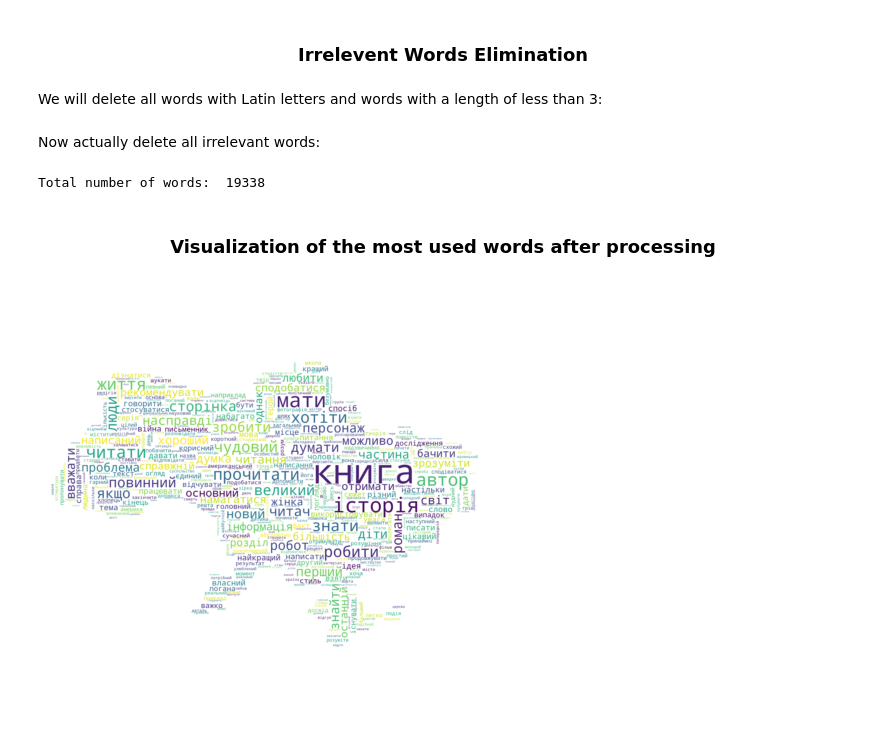
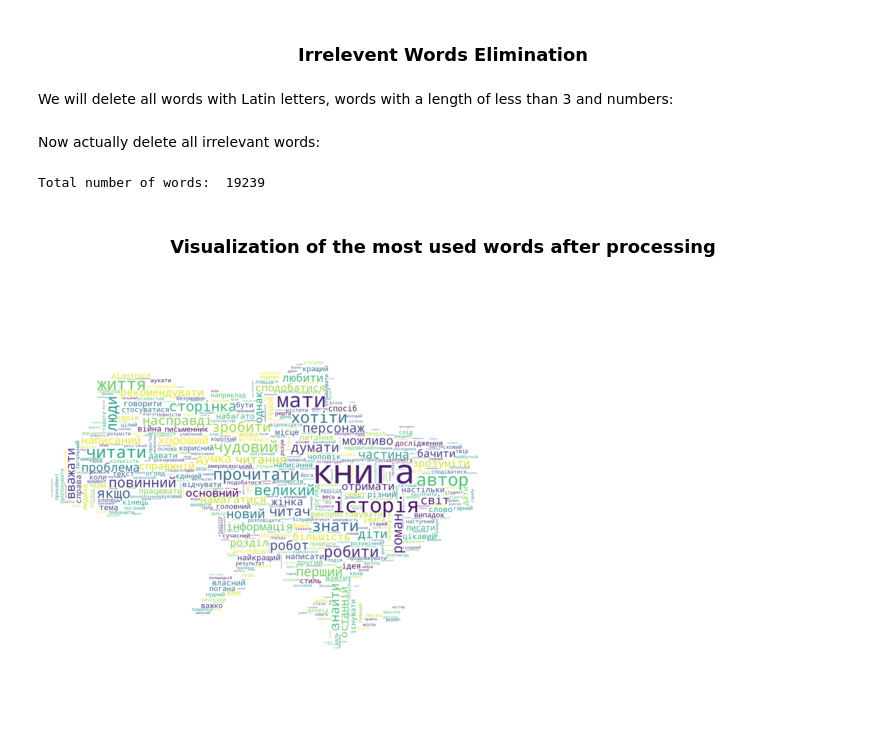
Before and after one commit to jackshendrikov/sensus, a Jupyter notebook: AmazonDatasetAnalysis.ipynb, the cells around one changed output. Drawn from its saved outputs; the diff is of its cells as text; code cells hidden in the pictures.

```diff
--- a/AmazonDatasetAnalysis.ipynb
+++ b/AmazonDatasetAnalysis.ipynb
@@ -441,7 +441,7 @@ As we can see, we still have a lot of words that are not important in the contex
 # %% [markdown]
 <h3 align="center">Irrelevent Words Elimination</h3>
 # %% [markdown]
-We will delete all words with Latin letters and words with a length of less than 3:
+We will delete all words with Latin letters, words with a length of less than 3 and numbers:
 # %%
 from re import match
 
@@ -456,30 +456,33 @@ def irr_words_elim(words):
 # %% [markdown]
 Now actually delete all irrelevant words:
 # %%
-all_words = irr_words_elim(all_words.tolist())
-all_words = FreqDist(all_words)
+for review in words_list:
+    irr_words_elim(review)
 
-print("\nTotal number of words: ", len(all_words))
+all_words = np.concatenate(words_list)
+all_words_freq = FreqDist(all_words)
+
+print("\nTotal number of words: ", len(all_words_freq))
 # %% [output]
-Total number of words:  19338
+Total number of words:  19239
 # %% [markdown]
 <h3 align="center">Visualization of the most used words after processing</h3>
 # %%
 mask = load_mask("https://i.imgur.com/UVe6Nas.png")
 
 wordcloud = WordCloud(
     background_color="white",
     mask=mask,
     max_words=500,
     random_state=42,
 )
 
-wordcloud.generate_from_frequencies(all_words)
+wordcloud.generate_from_frequencies(all_words_freq)
 
 
 plt.figure(figsize=(8, 8))
 plt.imshow(wordcloud, interpolation="bilinear")
 plt.axis("off")
 plt.show()
 # %% [output]
-[figure, old version]
+[figure, new version]
```
Also changed, not shown: parts of 19 cells of this notebook.
